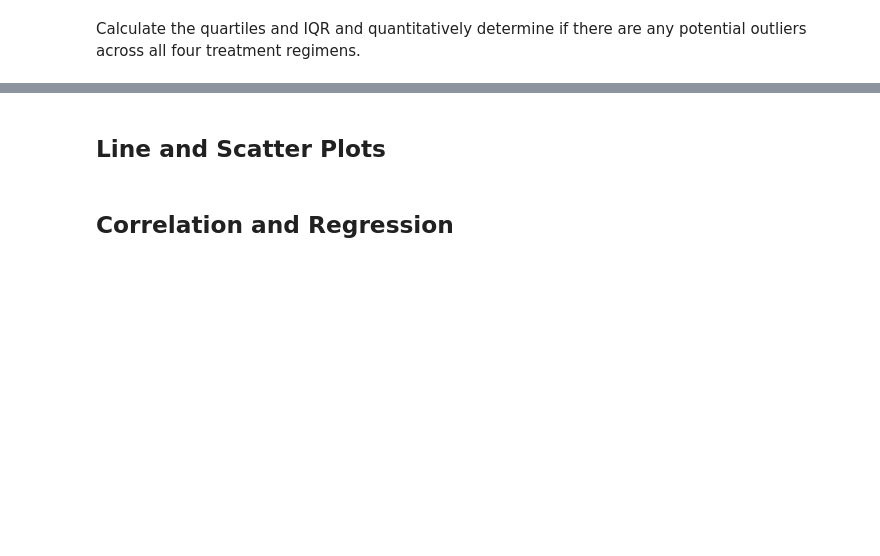
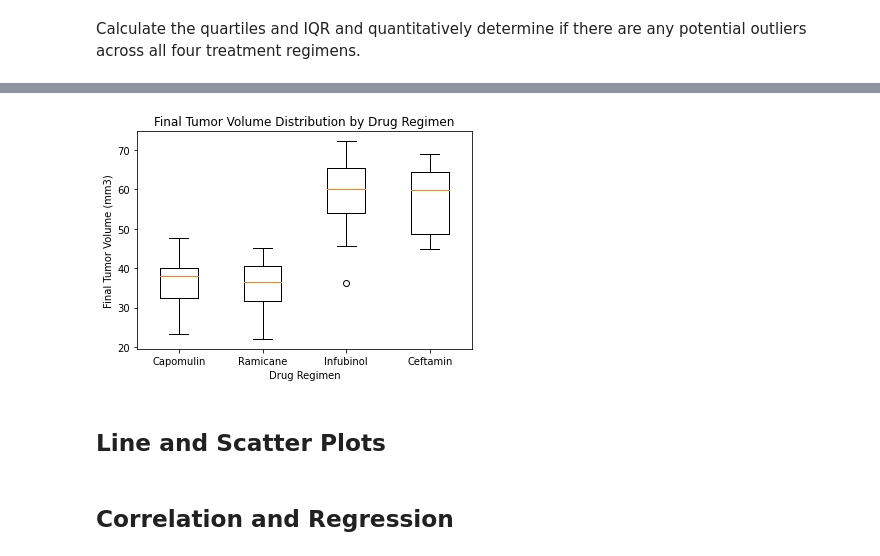
Before and after one commit to emcfarland/matplotlib-challenge, a Jupyter notebook: pymaceuticals.ipynb, the cells around one changed output, grey strips where cells are left out. Cells and saved outputs as stored; diff of their text form; code cells hidden in the pictures; blank space fills up the shorter version.

Commit message:
Fixed groupby with max timepoint, created dictionary to store final tumor volumes, created loop to compute IQRs and check for outliers.

```diff
--- a/pymaceuticals.ipynb
+++ b/pymaceuticals.ipynb
@@ -139,9 +140,7 @@ plt.pie(df["Sex"].value_counts())
 
 # HINT: Not all mice lived until timepoint 45
 # Start by getting the last (greatest) timepoint for each mouse
-mouse_gb = df.groupby("Mouse ID")
-
+mouse_gb = df.groupby("Mouse ID")["Timepoint"].transform(max) == df["Timepoint"]
 
 # Merge this group df with the original dataframe to get the tumor volume at the last timepoint
-#df["Final Tumor Volume"] = df["Tumor Volume (mm3)"].loc[last_point]
-last_point
+df["Final Tumor Volume"] = df[mouse_gb]["Tumor Volume (mm3)"]
@@ -191,0 +149,29 @@ Series([], Name: Final Tumor Volume, dtype: float64)
+# %%
+# Calculate quartiles, IQR, and identify potential outliers for each regimen.
+
+# Put treatments into a list for for loop (and later for plot labels)
+regimens = ["Capomulin", "Ramicane", "Infubinol", "Ceftamin"]
+
+
+fin_tumor_vol = {
+    regimens[0]: df["Final Tumor Volume"].loc[(df["Drug Regimen"] == regimens[0]) & df["Final Tumor Volume"]].tolist(),
+    regimens[1]: df["Final Tumor Volume"].loc[(df["Drug Regimen"] == regimens[1]) & df["Final Tumor Volume"]].tolist(),
+    regimens[2]: df["Final Tumor Volume"].loc[(df["Drug Regimen"] == regimens[2]) & df["Final Tumor Volume"]].tolist(),
+    regimens[3]: df["Final Tumor Volume"].loc[(df["Drug Regimen"] == regimens[3]) & df["Final Tumor Volume"]].tolist()
+}
+
+#cap_list = df["Final Tumor Volume"].loc[(df["Drug Regimen"] == regimens[0]) & df["Final Tumor Volume"]].tolist()
+#cap_list
+# Calculate the IQR and quantitatively determine if there are any potential outliers.
+
+for key in fin_tumor_vol.keys():
+    lowerq = np.quantile(fin_tumor_vol[key], .25)
+    upperq = np.quantile(fin_tumor_vol[key], .75)
+    iqr = upperq-lowerq
+    lower_bound = lowerq - (1.5*iqr)
+    upper_bound = upperq + (1.5*iqr)
+    print(f"The IQR for {key} is {round(iqr,4)}. ")
+    print(f"Values below {round(lower_bound,4)} could be outliers.")
+    print(f"Values above {round(upper_bound,4)} could be outliers.")
+    if np.any(fin_tumor_vol[key] > upper_bound) | np.any(fin_tumor_vol[key] < lower_bound):
+        print(f"**{key} could have outliers.**")
@@ -192,6 +192,16 @@ Series([], Name: Final Tumor Volume, dtype: float64)
 # %%
 # Generate a box plot of the final tumor volume of each mouse across four regimens of interest
 # There should be a single chart with four box plots inside it.
+labels, data = fin_tumor_vol.keys(), fin_tumor_vol.values()
+
+plt.boxplot(data)
+plt.xticks(range(1, len(labels) + 1), labels)
+plt.xlabel("Drug Regimen")
+plt.ylabel("Final Tumor Volume (mm3)")
+plt.title("Final Tumor Volume Distribution by Drug Regimen")
+plt.show()
+# %% [output]
+[figure, added]
 # %% [markdown]
 ## Line and Scatter Plots
 # %%
```
Also changed, not shown: parts of 6 cells of this notebook.
